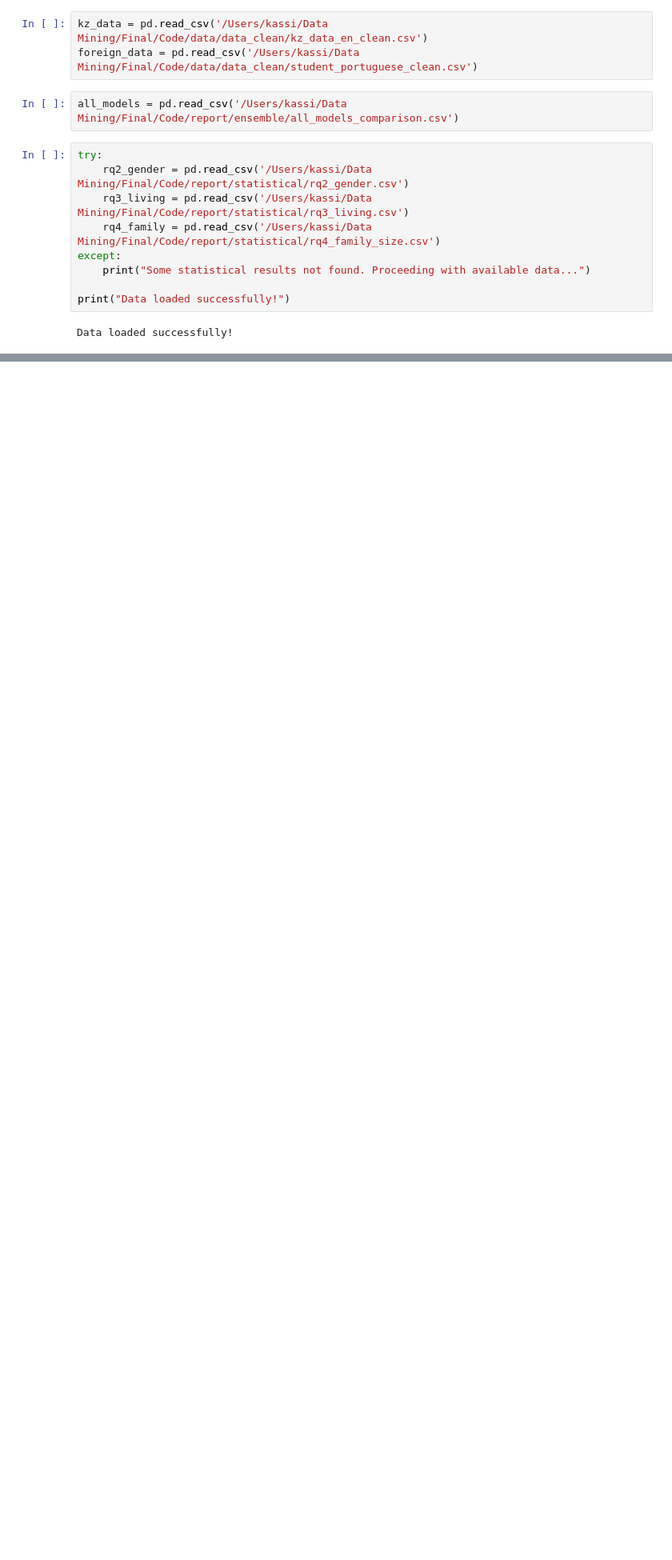
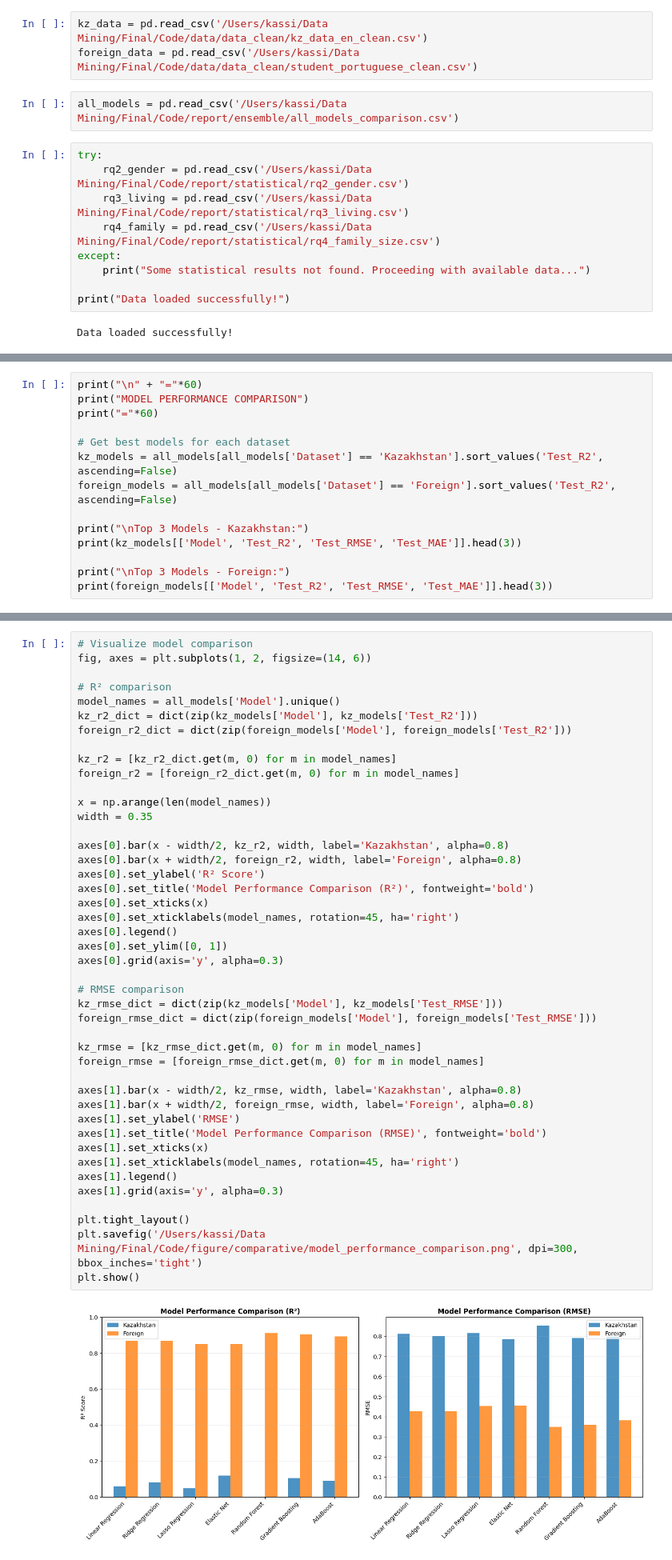
Before and after one commit to KaZoomir/Academic-Performance-Factors, a Jupyter notebook: 10_comparative_analysis.ipynb, the cells around one changed output, grey strips where cells are left out. Shown at 80% size. Drawn from its saved outputs; the diff is of its cells as text; blank space fills up the shorter version.

```diff
--- a/10_comparative_analysis.ipynb
+++ b/10_comparative_analysis.ipynb
@@ -26,0 +160,14 @@ Data loaded successfully!
+# %%
+print("\n" + "="*60)
+print("MODEL PERFORMANCE COMPARISON")
+print("="*60)
+
+# Get best models for each dataset
+kz_models = all_models[all_models['Dataset'] == 'Kazakhstan'].sort_values('Test_R2', ascending=False)
+foreign_models = all_models[all_models['Dataset'] == 'Foreign'].sort_values('Test_R2', ascending=False)
+
+print("\nTop 3 Models - Kazakhstan:")
+print(kz_models[['Model', 'Test_R2', 'Test_RMSE', 'Test_MAE']].head(3))
+
+print("\nTop 3 Models - Foreign:")
+print(foreign_models[['Model', 'Test_R2', 'Test_RMSE', 'Test_MAE']].head(3))
@@ -26,0 +190,46 @@ Data loaded successfully!
+# %%
+# Visualize model comparison
+fig, axes = plt.subplots(1, 2, figsize=(14, 6))
+
+# R² comparison
+model_names = all_models['Model'].unique()
+kz_r2_dict = dict(zip(kz_models['Model'], kz_models['Test_R2']))
+foreign_r2_dict = dict(zip(foreign_models['Model'], foreign_models['Test_R2']))
+
+kz_r2 = [kz_r2_dict.get(m, 0) for m in model_names]
+foreign_r2 = [foreign_r2_dict.get(m, 0) for m in model_names]
+
+x = np.arange(len(model_names))
+width = 0.35
+
+axes[0].bar(x - width/2, kz_r2, width, label='Kazakhstan', alpha=0.8)
+axes[0].bar(x + width/2, foreign_r2, width, label='Foreign', alpha=0.8)
+axes[0].set_ylabel('R² Score')
+axes[0].set_title('Model Performance Comparison (R²)', fontweight='bold')
+axes[0].set_xticks(x)
+axes[0].set_xticklabels(model_names, rotation=45, ha='right')
+axes[0].legend()
+axes[0].set_ylim([0, 1])
+axes[0].grid(axis='y', alpha=0.3)
+
+# RMSE comparison
+kz_rmse_dict = dict(zip(kz_models['Model'], kz_models['Test_RMSE']))
+foreign_rmse_dict = dict(zip(foreign_models['Model'], foreign_models['Test_RMSE']))
+
+kz_rmse = [kz_rmse_dict.get(m, 0) for m in model_names]
+foreign_rmse = [foreign_rmse_dict.get(m, 0) for m in model_names]
+
+axes[1].bar(x - width/2, kz_rmse, width, label='Kazakhstan', alpha=0.8)
+axes[1].bar(x + width/2, foreign_rmse, width, label='Foreign', alpha=0.8)
+axes[1].set_ylabel('RMSE')
+axes[1].set_title('Model Performance Comparison (RMSE)', fontweight='bold')
+axes[1].set_xticks(x)
+axes[1].set_xticklabels(model_names, rotation=45, ha='right')
+axes[1].legend()
+axes[1].grid(axis='y', alpha=0.3)
+
+plt.tight_layout()
+plt.savefig('/Users/kassi/Data Mining/Final/Code/figure/comparative/model_performance_comparison.png', dpi=300, bbox_inches='tight')
+plt.show()
+# %% [output]
+[figure, added]
```
Also changed, not shown: parts of 22 cells of this notebook, 5 other files.
